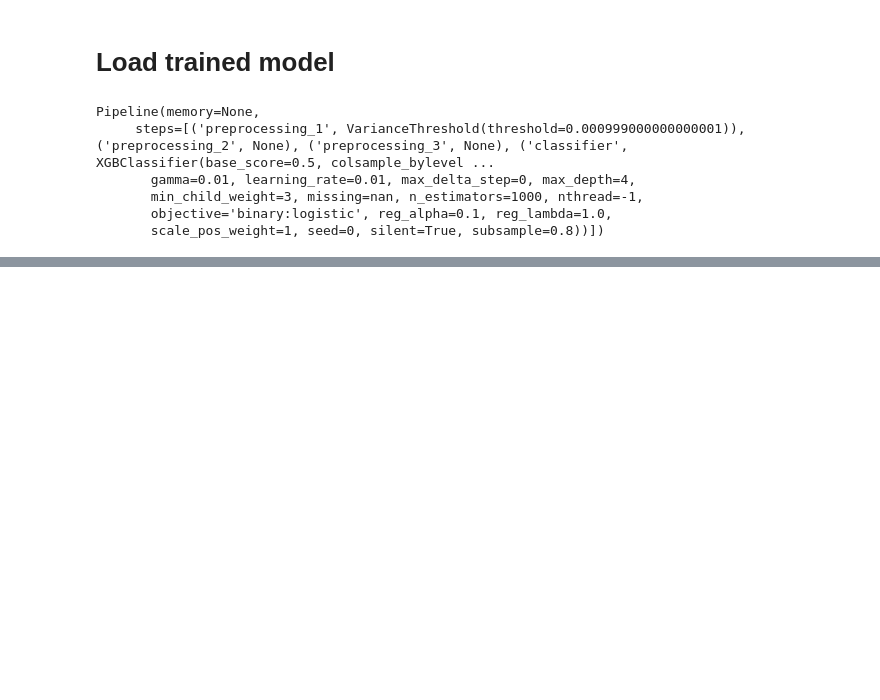
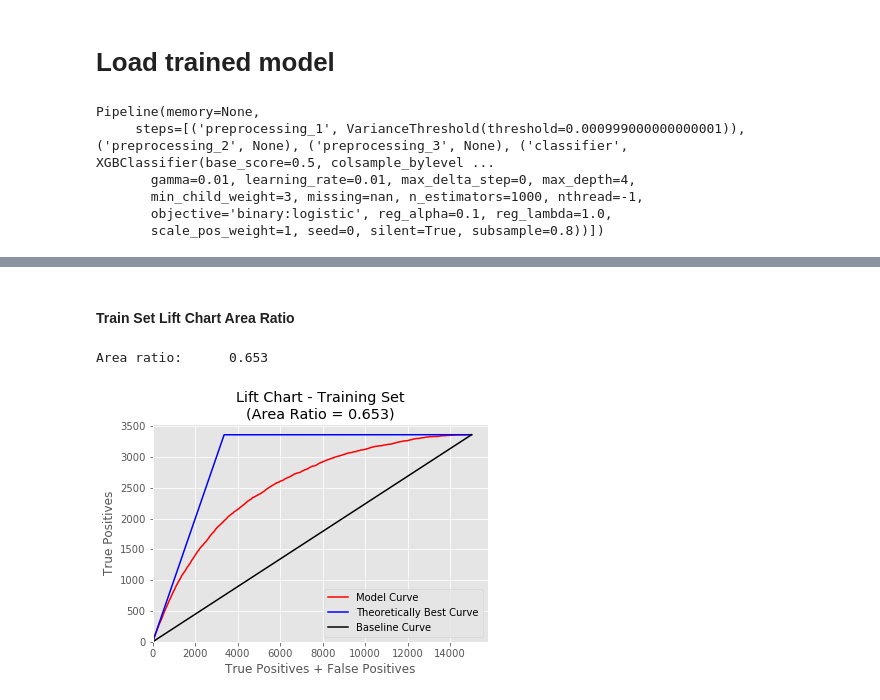
Before and after one commit to zkneupper/Default-Prediction-Capstone, a Jupyter notebook: notebooks/ML-GridSearchCV-Pipeline.ipynb, the cells around one changed output, grey strips where cells are left out. Saved outputs shown, nothing was run; the diff lists cells and outputs as text; code cells hidden in the pictures; blank space fills up the shorter version.

```diff
--- a/notebooks/ML-GridSearchCV-Pipeline.ipynb
+++ b/notebooks/ML-GridSearchCV-Pipeline.ipynb
@@ -101,12 +101,8 @@ X = df.drop('y', axis=1).values
 y = df['y'].values
 
 # Train test split
-#X_train, X_test, y_train, y_test = \
-#    train_test_split(X, y, test_size=0.25, random_state=42)
-
-# Train test split
 X_train, X_test, y_train, y_test = \
-    train_test_split(X, y, test_size=0.5, random_state=42)
+    train_test_split(X, y, test_size=0.3, random_state=42)
 # %%
 # Define a function`namestr` to access the name of a variable
 def namestr(obj, namespace):
@@ -306,15 +302,15 @@ pipe = Pipeline([('preprocessing_1', VarianceThreshold(threshold)),
 # Create parameter grid
 param_grid = [
     {'classifier': [LogisticRegression(random_state=42)],
-     'preprocessing_1': [None], # [VarianceThreshold(threshold)],
-     'preprocessing_2': [NonBinary_RobustScaler()],
-     'preprocessing_3': [None, NonBinary_PCA()],
+     'preprocessing_1': [None, NonBinary_RobustScaler()],
+     'preprocessing_2': [None, NonBinary_PCA()],
+     'preprocessing_3': [None, VarianceThreshold(threshold)],
      'classifier__C': [0.01, 0.1],
      'classifier__penalty': ['l1','l2']},
 
 
     {'classifier': [XGBClassifier(objective='binary:logistic', n_estimators=1000)],
-     'preprocessing_1': [VarianceThreshold(threshold)],
+     'preprocessing_1': [None, VarianceThreshold(threshold)],
      'preprocessing_2': [None],
      'preprocessing_3': [None],
      'classifier__n_estimators': [1000],
@@ -778,3 +723,0 @@ tpfp = np.array(tpfp)
-# %%
-# Theoretically best curve
-tp_best = np.clip(tpfp, 0, np.max(tps))
@@ -1167,0 +799,28 @@ Area ratio:      0.298
+# %% [markdown]
+#### Train Set Lift Chart Area Ratio
+# %%
+area_ratio_train, true_positive_count_train, \
+    total_train, tp_best_train = \
+    lift_chart_area_ratio(clf, X_train, y_train)
+
+title = 'Lift Chart - Training Set\n' + \
+        '(Area Ratio = {:.3f})'.format(area_ratio_train)
+
+# figure file_name
+fig_file_name = 'lift_chart_train'
+
+# figure file_path
+fig_path = os.path.join(figures_dir,
+                        fig_file_name)
+
+plot_lift_chart(total_train,
+                true_positive_count_train,
+                tp_best_train,
+                title,
+                fig_path)
+
+print("Area ratio:\t",
+      "{:.3f}".format(area_ratio_train))
+# %% [output]
+Area ratio:      0.653
+[figure, added]
```
Also changed, not shown: parts of 33 cells of this notebook, 19 other files.
